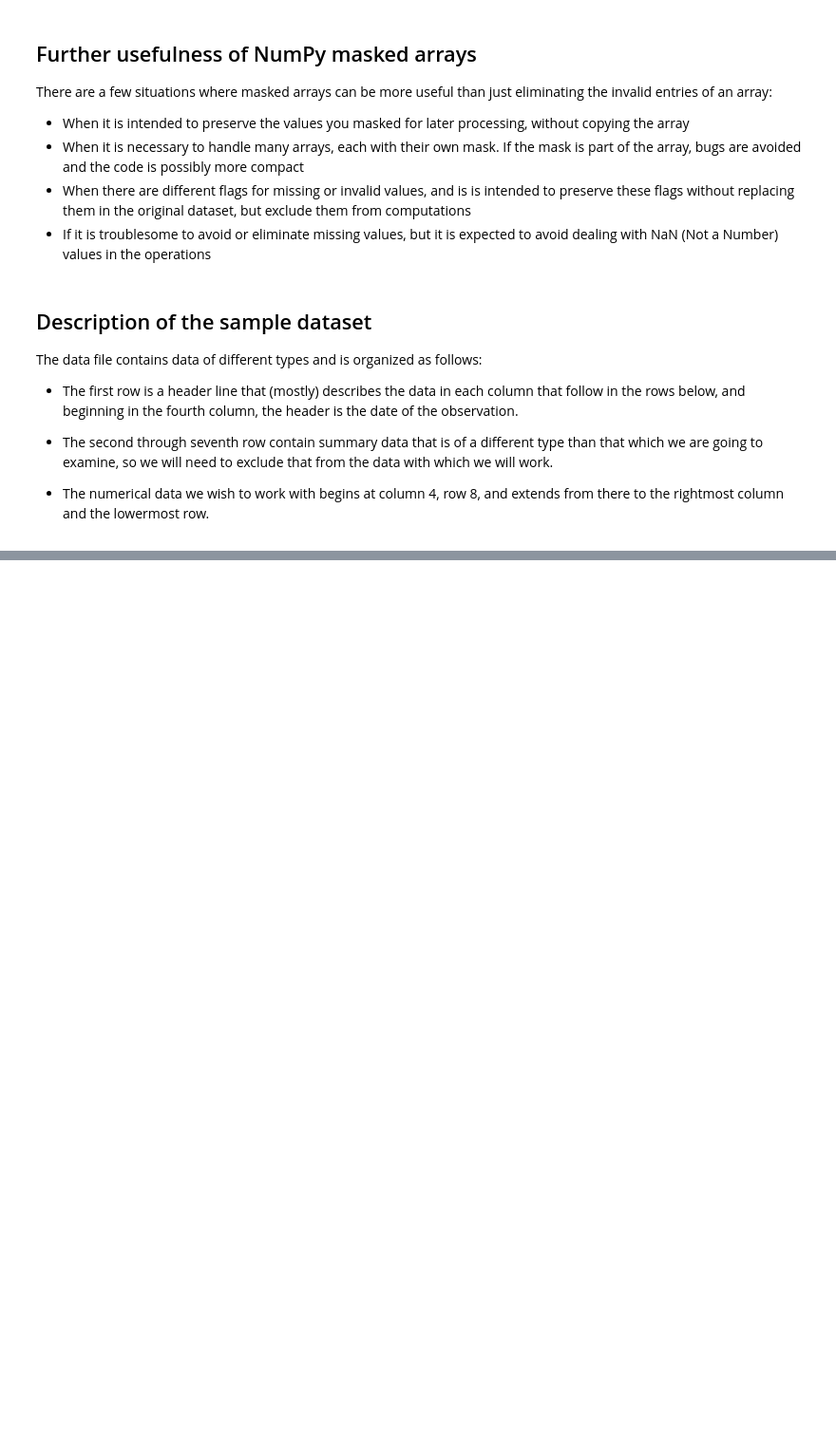
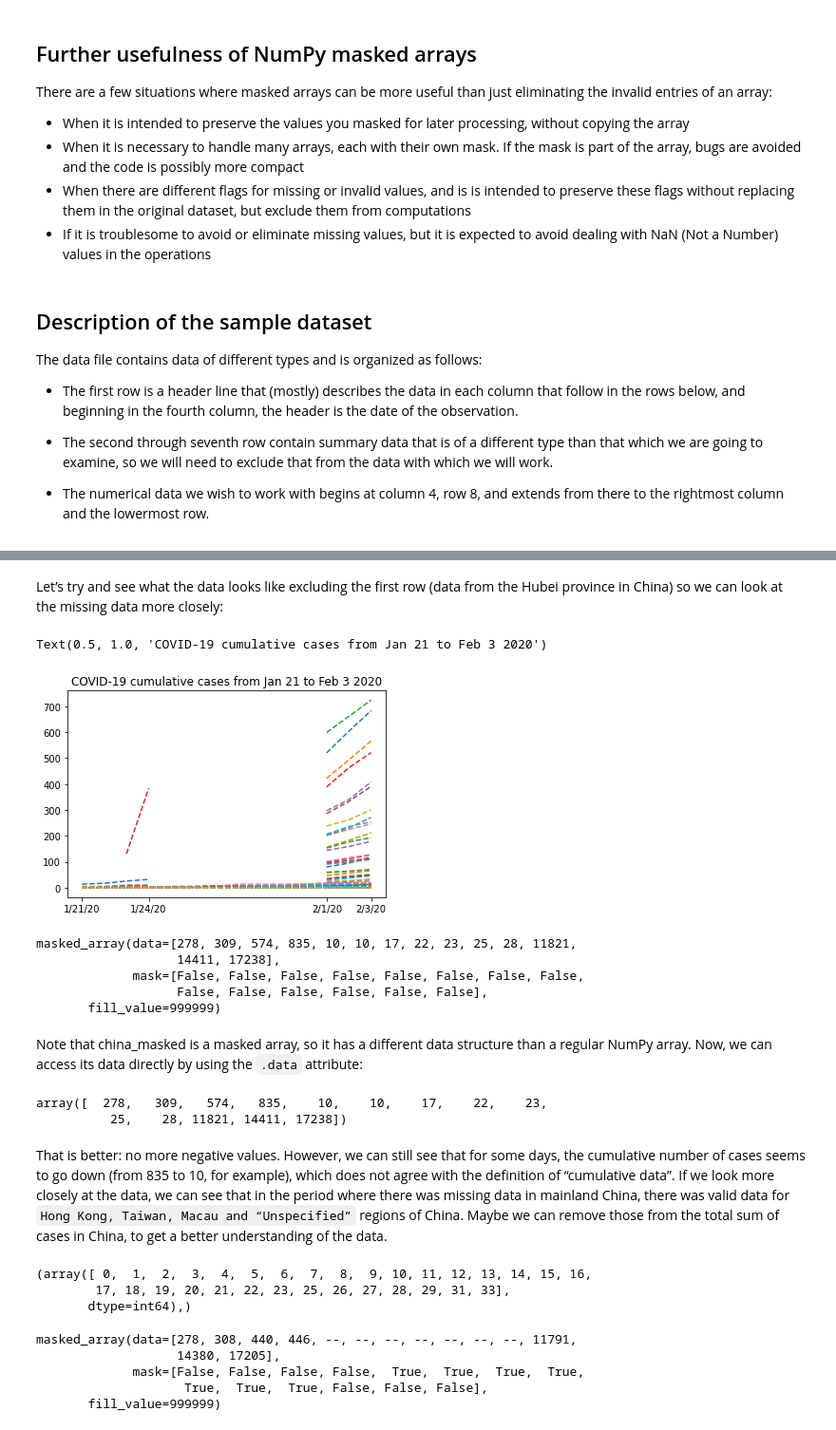
Before and after one commit to rifatrakib/practical-numpy, a Jupyter notebook: masking.ipynb, the cells around one changed output, grey strips where cells are left out. Shown at 95% size. Drawn from its saved outputs; the diff is of its cells as text; code cells hidden in the pictures; blank space fills up the shorter version.

```diff
--- a/masking.ipynb
+++ b/masking.ipynb
@@ -67,0 +86,4 @@ nbcases = np.genfromtxt(
+# %%
+totals_row = 35
+locations = np.delete(locations, (totals_row), axis=0)
+nbcases = np.delete(nbcases, (totals_row), axis=0)
@@ -67,0 +108,3 @@ nbcases = np.genfromtxt(
+# %%
+nbcases_ma = ma.masked_values(nbcases, -1)
+nbcases_ma
@@ -67,0 +128,28 @@ nbcases = np.genfromtxt(
+# %% [markdown]
+Let’s try and see what the data looks like excluding the first row (data from the Hubei province in China) so we can look at the missing data more closely:
+# %%
+plt.plot(dates, nbcases_ma[1:].T, '--')
+plt.xticks(selected_dates, dates[selected_dates])
+plt.title('COVID-19 cumulative cases from Jan 21 to Feb 3 2020')
+# %% [output]
+Text(0.5, 1.0, 'COVID-19 cumulative cases from Jan 21 to Feb 3 2020')
+[figure, added]
+# %%
+china_masked = nbcases_ma[locations[:, 1] == 'China'].sum(axis=0)
+china_masked
+# %% [output]
+masked_array(data=[278, 309, 574, 835, 10, 10, 17, 22, 23, 25, 28, 11821,
+                   14411, 17238],
+             mask=[False, False, False, False, False, False, False, False,
+                   False, False, False, False, False, False],
+       fill_value=999999)
+# %% [markdown]
+Note that china_masked is a masked array, so it has a different data structure than a regular NumPy array. Now, we can access its data directly by using the `.data` attribute:
+# %%
+china_total = china_masked.data
+china_total
+# %% [output]
+array([  278,   309,   574,   835,    10,    10,    17,    22,    23,
+          25,    28, 11821, 14411, 17238])
+# %% [markdown]
+That is better: no more negative values. However, we can still see that for some days, the cumulative number of cases seems to go down (from 835 to 10, for example), which does not agree with the definition of “cumulative data”. If we look more closely at the data, we can see that in the period where there was missing data in mainland China, there was valid data for `Hong Kong, Taiwan, Macau and “Unspecified”` regions of China. Maybe we can remove those from the total sum of cases in China, to get a better understanding of the data.
@@ -67,0 +164,15 @@ nbcases = np.genfromtxt(
+# %%
+china_mask.nonzero()
+# %% [output]
+(array([ 0,  1,  2,  3,  4,  5,  6,  7,  8,  9, 10, 11, 12, 13, 14, 15, 16,
+        17, 18, 19, 20, 21, 22, 23, 25, 26, 27, 28, 29, 31, 33],
+       dtype=int64),)
+# %%
+china_total = nbcases_ma[china_mask].sum(axis=0)
+china_total
+# %% [output]
+masked_array(data=[278, 308, 440, 446, --, --, --, --, --, --, --, 11791,
+                   14380, 17205],
+             mask=[False, False, False, False,  True,  True,  True,  True,
+                    True,  True,  True, False, False, False],
+       fill_value=999999)
```
Also changed, not shown: parts of 21 cells of this notebook.
